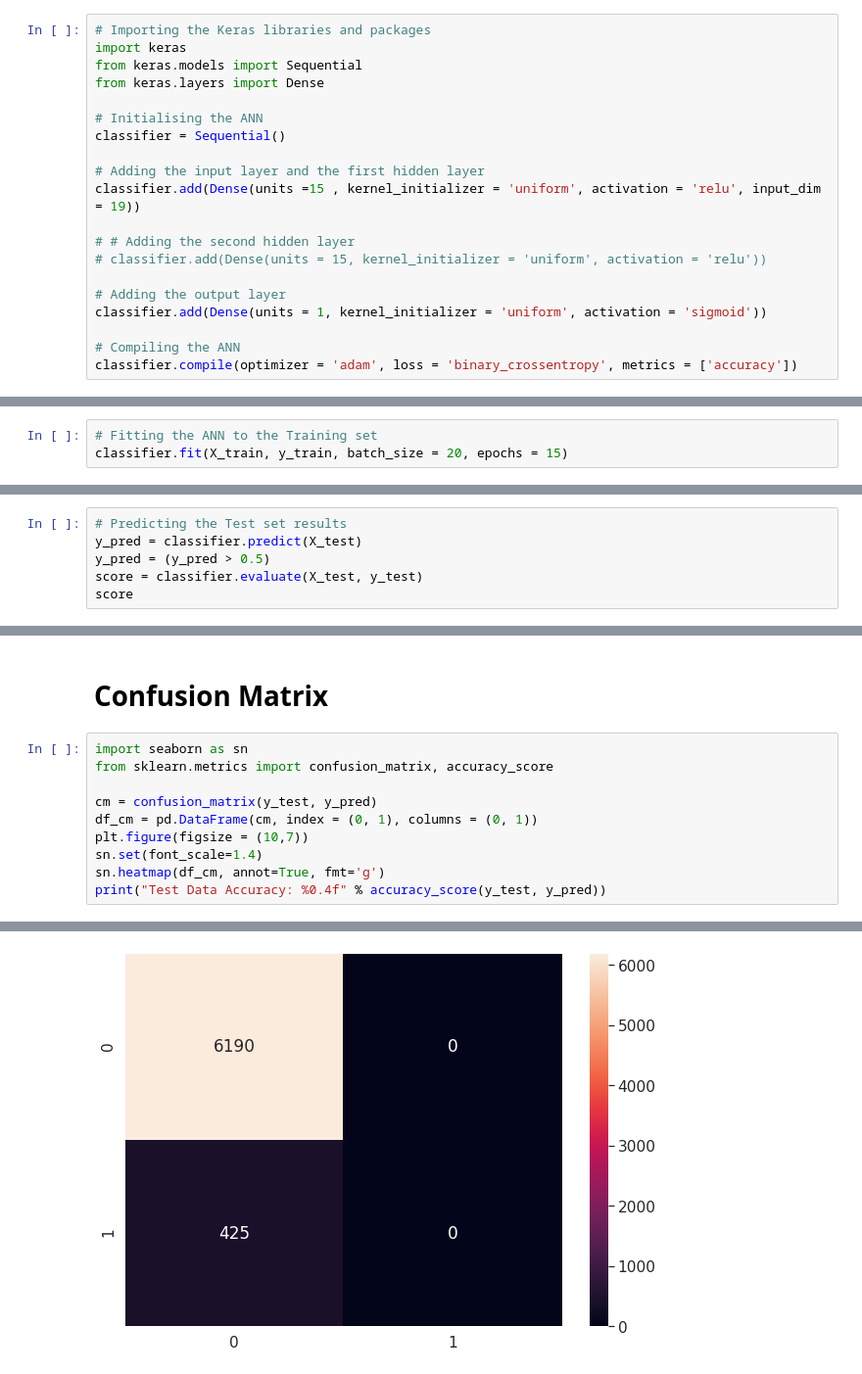
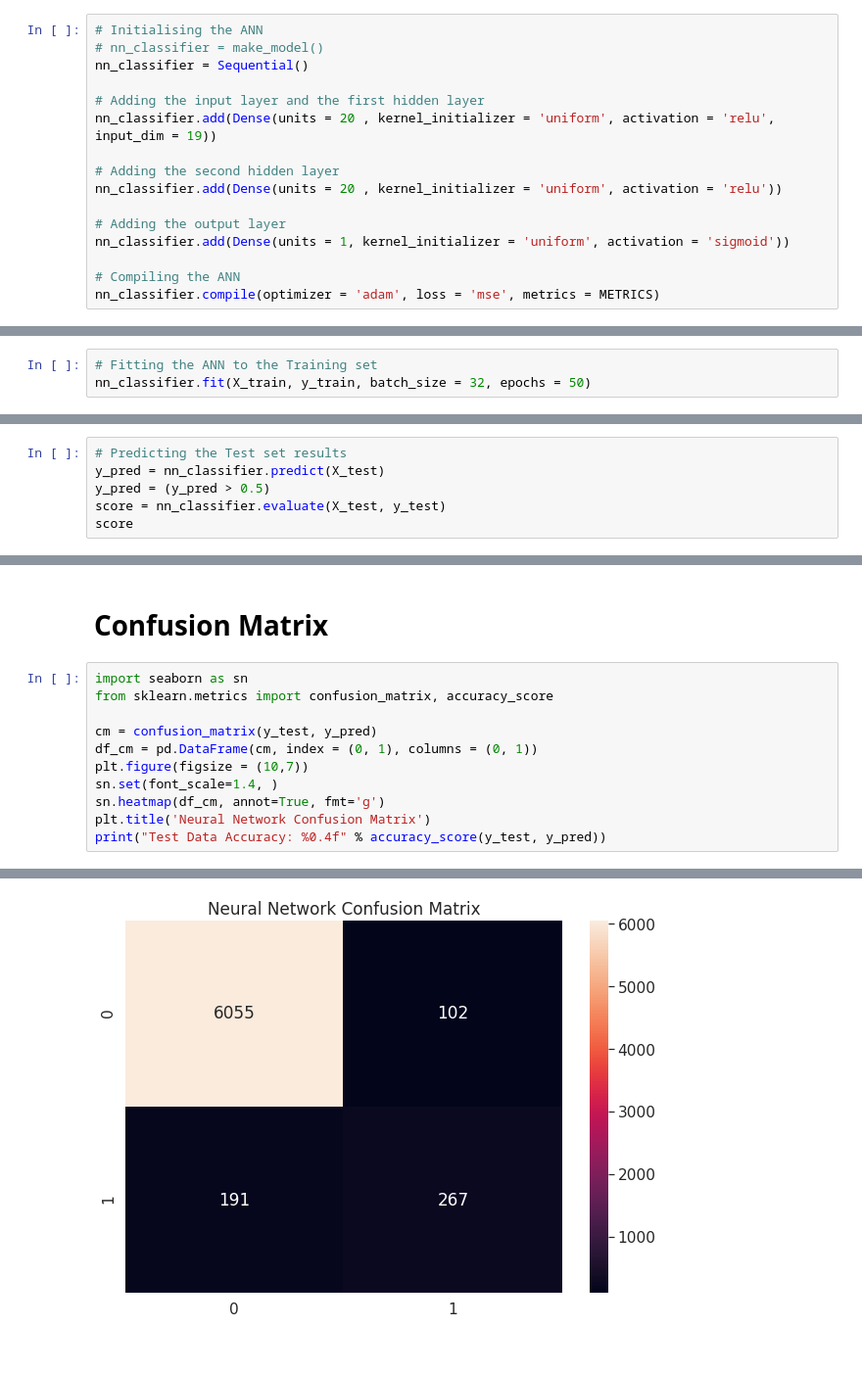
Before and after one commit to mkpetterson/Fraud_Detection, a Jupyter notebook: NN_modeling.ipynb, the cells around one changed output, grey strips where cells are left out. Shown: that part at 98% size. Cells and saved outputs as stored; diff of their text form.

```diff
--- a/NN_modeling.ipynb
+++ b/NN_modeling.ipynb
@@ -60,20 +124,16 @@ X_train, X_test, y_train, y_test = train_test_split(X, y, train_size=0.5)
 # %%
-# Importing the Keras libraries and packages
-import keras
-from keras.models import Sequential
-from keras.layers import Dense
-
 # Initialising the ANN
-classifier = Sequential()
+# nn_classifier = make_model()
+nn_classifier = Sequential()
 
 # Adding the input layer and the first hidden layer
-classifier.add(Dense(units =15 , kernel_initializer = 'uniform', activation = 'relu', input_dim = 19))
+nn_classifier.add(Dense(units = 20 , kernel_initializer = 'uniform', activation = 'relu', input_dim = 19))
 
-# # Adding the second hidden layer
-# classifier.add(Dense(units = 15, kernel_initializer = 'uniform', activation = 'relu'))
+# Adding the second hidden layer
+nn_classifier.add(Dense(units = 20 , kernel_initializer = 'uniform', activation = 'relu'))
 
 # Adding the output layer
-classifier.add(Dense(units = 1, kernel_initializer = 'uniform', activation = 'sigmoid'))
+nn_classifier.add(Dense(units = 1, kernel_initializer = 'uniform', activation = 'sigmoid'))
 
 # Compiling the ANN
-classifier.compile(optimizer = 'adam', loss = 'binary_crossentropy', metrics = ['accuracy'])
+nn_classifier.compile(optimizer = 'adam', loss = 'mse', metrics = METRICS)
@@ -82,4 +140,4 @@ Using TensorFlow backend.
 # %%
 # Fitting the ANN to the Training set
-classifier.fit(X_train, y_train, batch_size = 20, epochs = 15)
+nn_classifier.fit(X_train, y_train, batch_size = 32, epochs = 50)
 # %% [output]
@@ -105,8 +163,8 @@ Epoch 15/15
 # Prediction
 # %%
 # Predicting the Test set results
-y_pred = classifier.predict(X_test)
+y_pred = nn_classifier.predict(X_test)
 y_pred = (y_pred > 0.5)
-score = classifier.evaluate(X_test, y_test)
+score = nn_classifier.evaluate(X_test, y_test)
 score
 # %% [output]
@@ -136,7 +220,8 @@ from sklearn.metrics import confusion_matrix, accuracy_score
 cm = confusion_matrix(y_test, y_pred)
 df_cm = pd.DataFrame(cm, index = (0, 1), columns = (0, 1))
 plt.figure(figsize = (10,7))
-sn.set(font_scale=1.4)
+sn.set(font_scale=1.4, )
 sn.heatmap(df_cm, annot=True, fmt='g')
+plt.title('Neural Network Confusion Matrix')
 print("Test Data Accuracy: %0.4f" % accuracy_score(y_test, y_pred))
 # %% [output]
@@ -144 +229 @@ Test Data Accuracy: 0.9358
-[figure, old version]
+[figure, new version]
```
Also changed, not shown: parts of 17 cells of this notebook, 6 other files.
